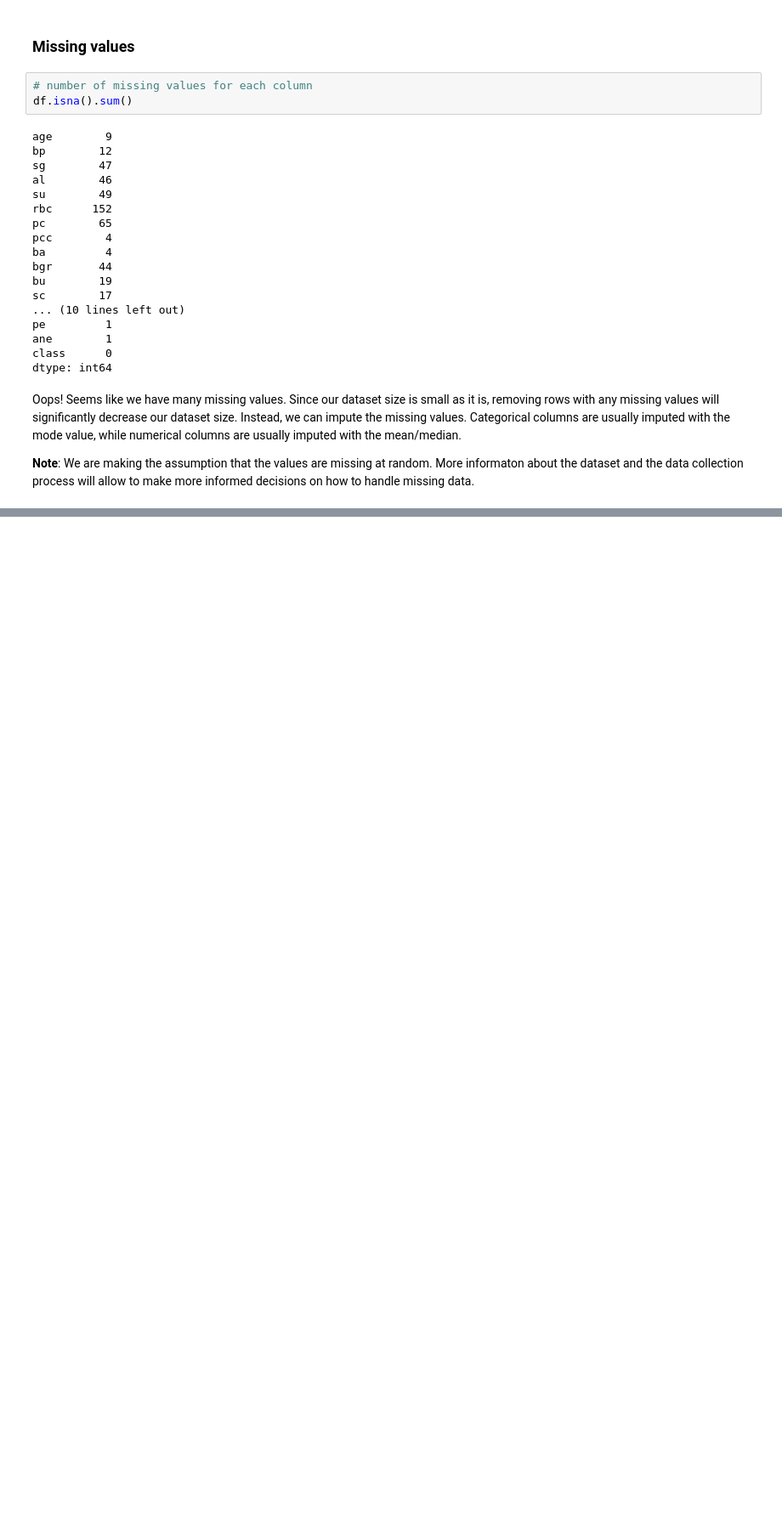
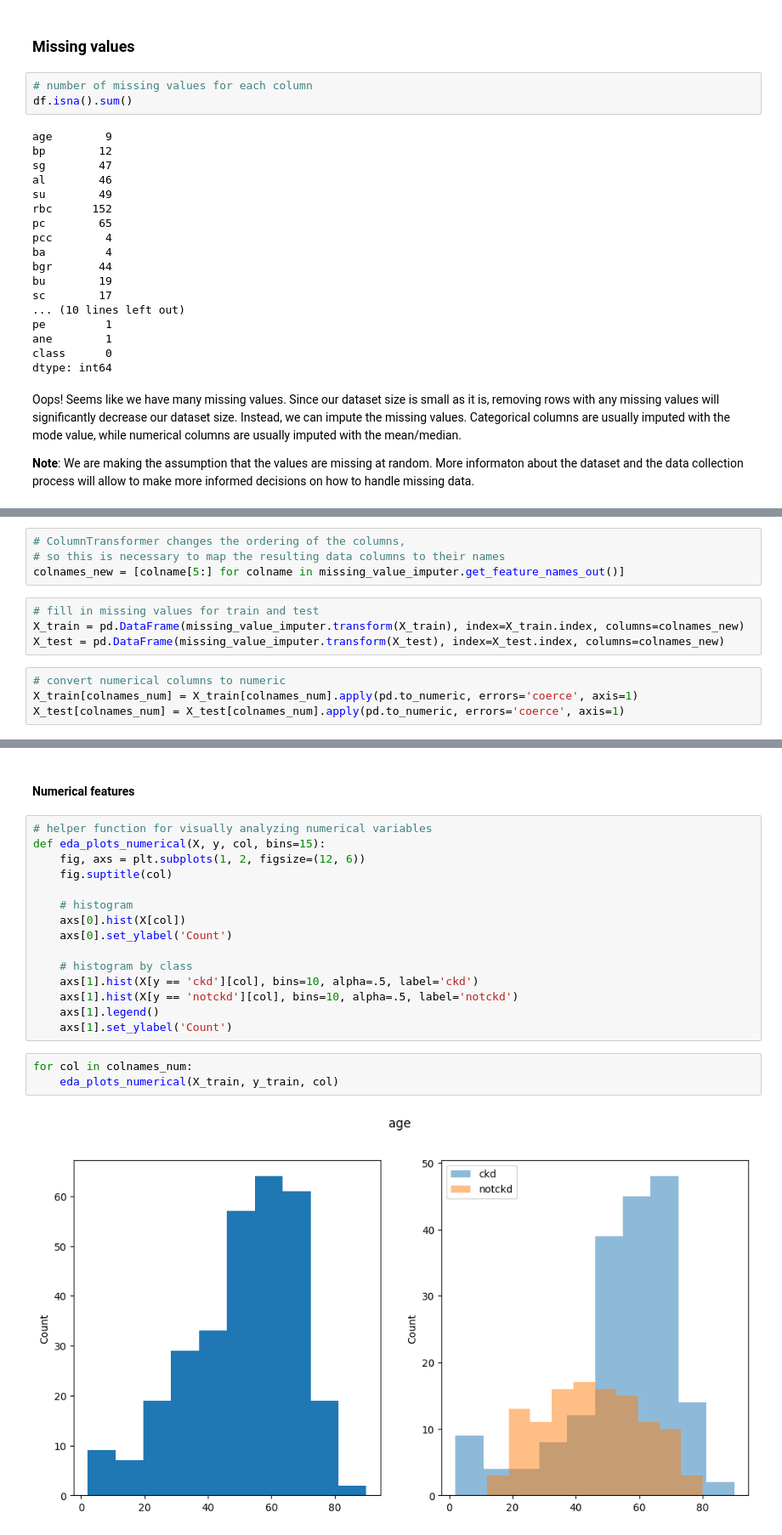
Before and after one commit to AniKhachatryan/ckd, a Jupyter notebook: code/CKD_AniKh_Wemanity.ipynb, the cells around one changed output, grey strips where cells are left out. Shown at 85% size. Saved outputs shown, nothing was run; the diff lists cells and outputs as text; blank space fills up the shorter version.

```diff
--- a/code/CKD_AniKh_Wemanity.ipynb
+++ b/code/CKD_AniKh_Wemanity.ipynb
@@ -205,0 +262,12 @@ dtype: int64
+# %%
+# ColumnTransformer changes the ordering of the columns,
+# so this is necessary to map the resulting data columns to their names
+colnames_new = [colname[5:] for colname in missing_value_imputer.get_feature_names_out()]
+# %%
+# fill in missing values for train and test
+X_train = pd.DataFrame(missing_value_imputer.transform(X_train), index=X_train.index, columns=colnames_new)
+X_test = pd.DataFrame(missing_value_imputer.transform(X_test), index=X_test.index, columns=colnames_new)
+# %%
+# convert numerical columns to numeric
+X_train[colnames_num] = X_train[colnames_num].apply(pd.to_numeric, errors='coerce', axis=1)
+X_test[colnames_num] = X_test[colnames_num].apply(pd.to_numeric, errors='coerce', axis=1)
@@ -205,0 +362,22 @@ dtype: int64
+# %% [markdown]
+#### Numerical features
+# %%
+# helper function for visually analyzing numerical variables
+def eda_plots_numerical(X, y, col, bins=15):
+    fig, axs = plt.subplots(1, 2, figsize=(12, 6))
+    fig.suptitle(col)
+
+    # histogram
+    axs[0].hist(X[col])
+    axs[0].set_ylabel('Count')
+
+    # histogram by class
+    axs[1].hist(X[y == 'ckd'][col], bins=10, alpha=.5, label='ckd')
+    axs[1].hist(X[y == 'notckd'][col], bins=10, alpha=.5, label='notckd')
+    axs[1].legend()
+    axs[1].set_ylabel('Count')
+# %%
+for col in colnames_num:
+    eda_plots_numerical(X_train, y_train, col)
+# %% [output]
+[figure, added]
```
Also changed, not shown: parts of 103 cells of this notebook.
